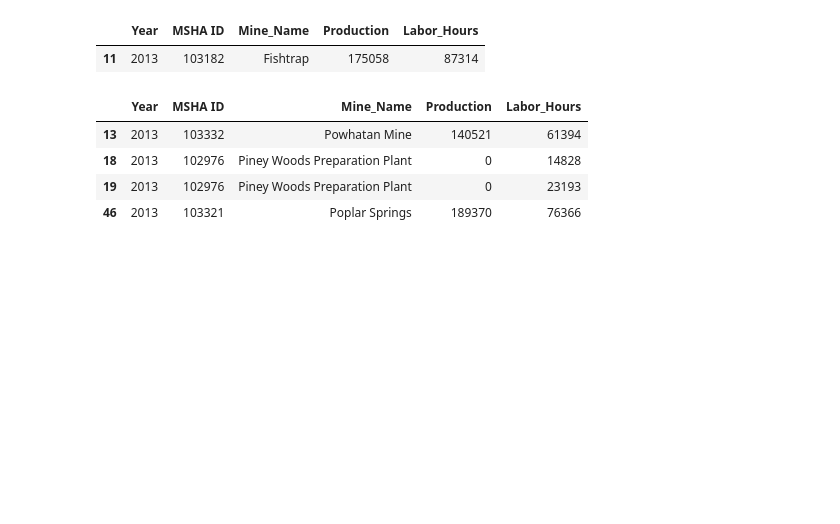
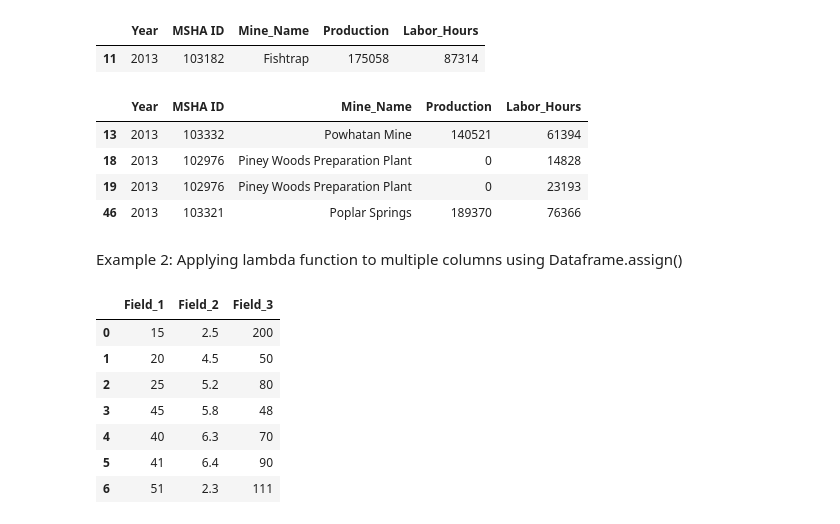
Before and after one commit to Proxytrail/pandasquestions, a Jupyter notebook: pandasquestion2.ipynb, the cells around one changed output. Drawn from its saved outputs; the diff is of its cells as text; code cells hidden in the pictures; blank space fills up the shorter version.

```diff
--- a/pandasquestion2.ipynb
+++ b/pandasquestion2.ipynb
@@ -267,3 +268,21 @@ df[df["Mine_Name"].map(lambda x: x.startswith('P'))]
 | 18 | 2013 | 102976 | Piney Woods Preparation Plant | 0 | 14828 |
 | 19 | 2013 | 102976 | Piney Woods Preparation Plant | 0 | 23193 |
 | 46 | 2013 | 103321 | Poplar Springs | 189370 | 76366 |
+# %% [markdown]
+Example 2: Applying lambda function to multiple columns using
+Dataframe.assign()
+# %%
+values_list = [[15,2.5,200],[20,4.5,50],[25,5.2,80],
+               [45,5.8,48],[40,6.3,70],[41,6.4,90],[51,2.3,111]]
+
+df = pd.DataFrame(values_list,columns=['Field_1','Field_2','Field_3'])
+df
+# %% [output]
+|  | Field_1 | Field_2 | Field_3 |
+| 0 | 15 | 2.5 | 200 |
+| 1 | 20 | 4.5 | 50 |
+| 2 | 25 | 5.2 | 80 |
+| 3 | 45 | 5.8 | 48 |
+| 4 | 40 | 6.3 | 70 |
+| 5 | 41 | 6.4 | 90 |
+| 6 | 51 | 2.3 | 111 |
```
Also changed, not shown: parts of 7 cells of this notebook.
